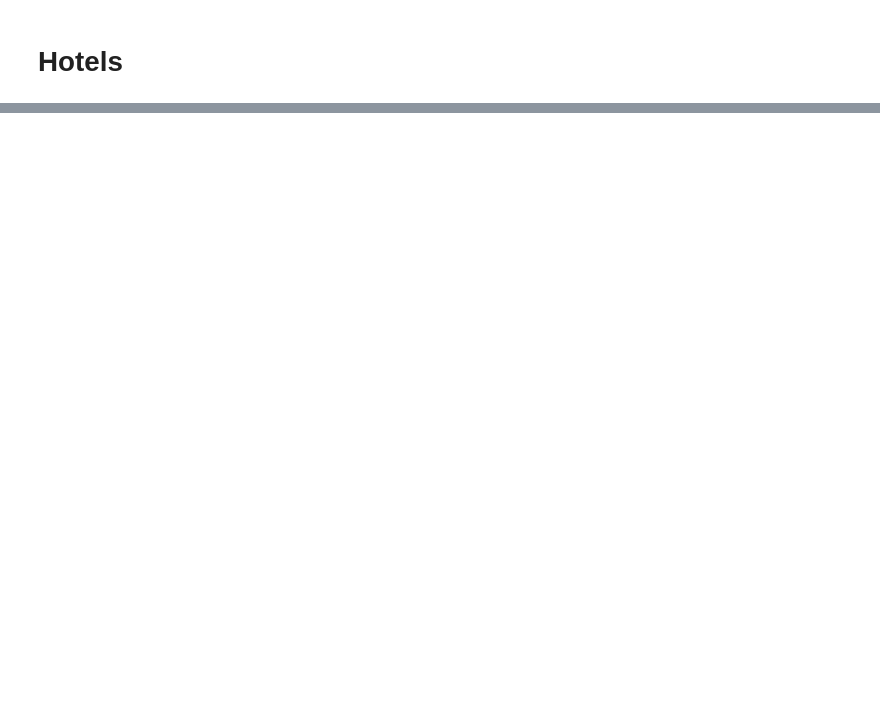
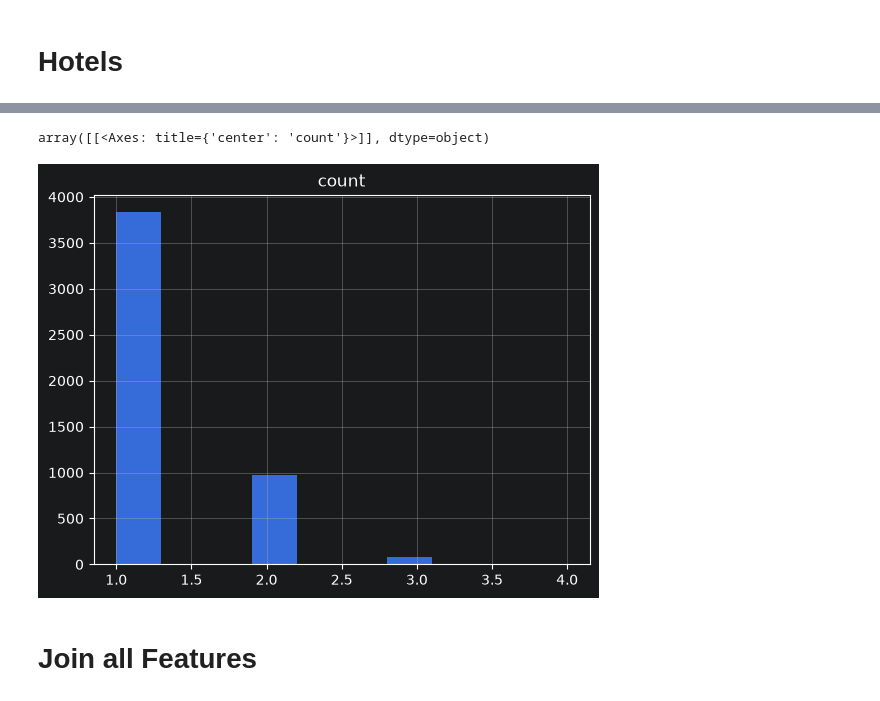
Before and after one commit to ka-katrin/TravelTide_Clustering, a Jupyter notebook: FeatureEngineering.ipynb, the cells around one changed output, grey strips where cells are left out. Cells and saved outputs as stored; diff of their text form; code cells hidden in the pictures; blank space fills up the shorter version.

```diff
--- a/FeatureEngineering.ipynb
+++ b/FeatureEngineering.ipynb
@@ -94,0 +137,3 @@ sesssion_trip_rate_feature = sessions.groupby("user_id").apply(session_trip_rate
+# %%
+invalid_trip_ids = sessions[sessions["cancellation"]]["trip_id"] #again for all users
+valid_hotels_w_users = hotels_w_users[~hotels_w_users["trip_id"].isin(invalid_trip_ids)]
@@ -94,0 +197,3 @@ sesssion_trip_rate_feature = sessions.groupby("user_id").apply(session_trip_rate
+# %%
+flights_w_users = flights.merge(sessions[["trip_id", "user_id"]], on="trip_id", how="left")
+flights_valid = flights_w_users[~flights_w_users["trip_id"].isin(invalid_trip_ids)]
@@ -94,0 +302,11 @@ sesssion_trip_rate_feature = sessions.groupby("user_id").apply(session_trip_rate
+# %%
+flights_valid.groupby('user_id')['trip_airline'].agg(
+    most_common=lambda x: x.mode()[0],
+    count=lambda x: x.value_counts().iloc[0]
+).hist()
+# nearly all entries are 1 or 2 timers, so the airline is not really significant
+# %% [output]
+array([[<Axes: title={'center': 'count'}>]], dtype=object)
+[figure, added]
+# %% [markdown]
+# Join all Features
```
Also changed, not shown: parts of 51 cells of this notebook.
